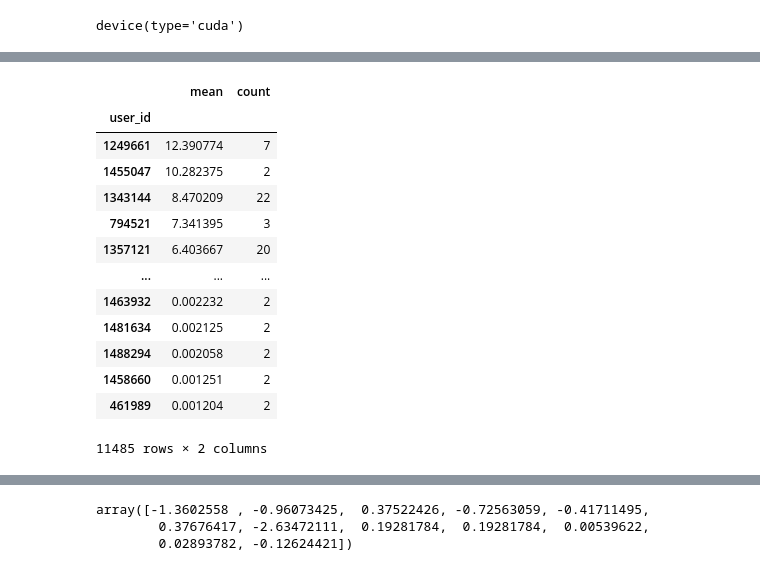
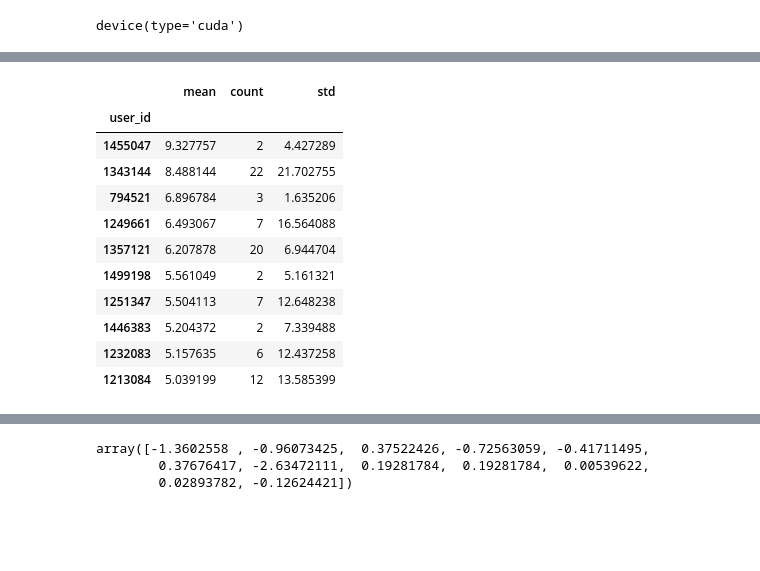
Before and after one commit to KndHvH/igaming-behavioral-deviation-detection, a Jupyter notebook: model/autoencoder.ipynb, the cells around one changed output, grey strips where cells are left out. Saved outputs shown, nothing was run; the diff lists cells and outputs as text; code cells hidden in the pictures; blank space fills up the shorter version.

```diff
--- a/model/autoencoder.ipynb
+++ b/model/autoencoder.ipynb
@@ -111,4 +182,10 @@ optimizer = torch.optim.Adam(model.parameters(), lr=1e-3)
+# %%
+
+all_errors = np.stack(all_errors, axis=0)      # shape: (K, n_samples)
+# %%
+q1 = np.percentile(all_errors, 25, axis=0)
+q3 = np.percentile(all_errors, 75, axis=0)
+iqr = q3 - q1
 # %%
-tensor_x = torch.tensor(X_scaled, dtype=torch.float32)
-dataset = TensorDataset(tensor_x)
-loader = DataLoader(dataset, batch_size=64, shuffle=True)
+
+ensemble_error = np.median(all_errors, axis=0) # shape: (n_samples,)
@@ -177,6 +212,7 @@ array([0.14484813, 0.41959758, 0.60715798, 0.75173723, 1.31390495])
 # %%
 recon_target = target_cluster_users_days.copy()
-recon_target["recon_error"] = recon_error
+recon_target["recon_error"] = ensemble_error
+recon_target["iqr"] = iqr
 recon_target.head()
 # %% [output]
 |  | user_id | day_of_year | odds_log_mean | odds_log_std | bet_prop_log_mean | bet_prop_log_std | n_sessions | ... |
@@ -186,20 +222,18 @@ recon_target.head()
 | 3 | 44 | 257 | 0.036531 | 0.027343 | 0.324303 | 0.698184 | 3.0 | ... |
 | 4 | 44 | 259 | 0.095418 | 0.104053 | -0.068377 | 0.002970 | 1.0 | ... |
 # %%
-user_errors = recon_target.groupby('user_id')['recon_error'].agg(['mean','count'])
-user_errors[(user_errors['mean']>0) & (user_errors['count']>1)].sort_values('mean',ascending=False)
+user_errors = recon_target.groupby('user_id')['recon_error'].agg(['mean','count','std'])
+user_errors[(user_errors['mean']>0) & (user_errors['count']>1)].sort_values('mean',ascending=False).head(10)
 # %% [output]
-|  | mean | count |
-| user_id |  |  |
-| 1249661 | 12.390774 | 7 |
-| 1455047 | 10.282375 | 2 |
-| 1343144 | 8.470209 | 22 |
-| 794521 | 7.341395 | 3 |
-| 1357121 | 6.403667 | 20 |
-| ... | ... | ... |
-| 1463932 | 0.002232 | 2 |
-| 1481634 | 0.002125 | 2 |
-| 1488294 | 0.002058 | 2 |
-| 1458660 | 0.001251 | 2 |
-| 461989 | 0.001204 | 2 |
+|  | mean | count | std |
+| user_id |  |  |  |
+| 1455047 | 9.327757 | 2 | 4.427289 |
+| 1343144 | 8.488144 | 22 | 21.702755 |
+| 794521 | 6.896784 | 3 | 1.635206 |
+| 1249661 | 6.493067 | 7 | 16.564088 |
+| 1357121 | 6.207878 | 20 | 6.944704 |
+| 1499198 | 5.561049 | 2 | 5.161321 |
+| 1251347 | 5.504113 | 7 | 12.648238 |
+| 1446383 | 5.204372 | 2 | 7.339488 |
+| 1232083 | 5.157635 | 6 | 12.437258 |
+| 1213084 | 5.039199 | 12 | 13.585399 |
-11485 rows × 2 columns
```
Also changed, not shown: parts of 45 cells of this notebook, 11 other files.
